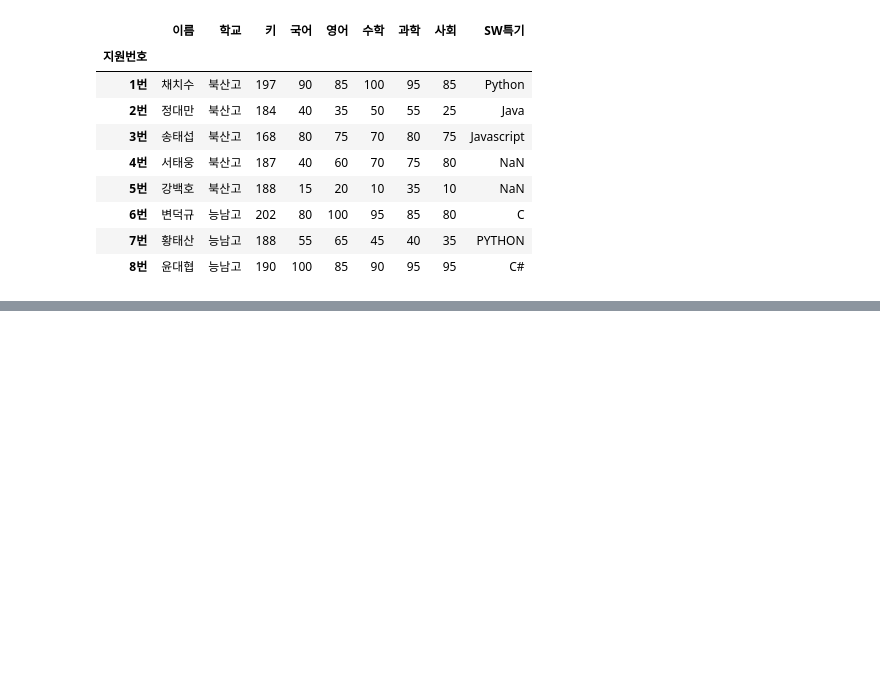
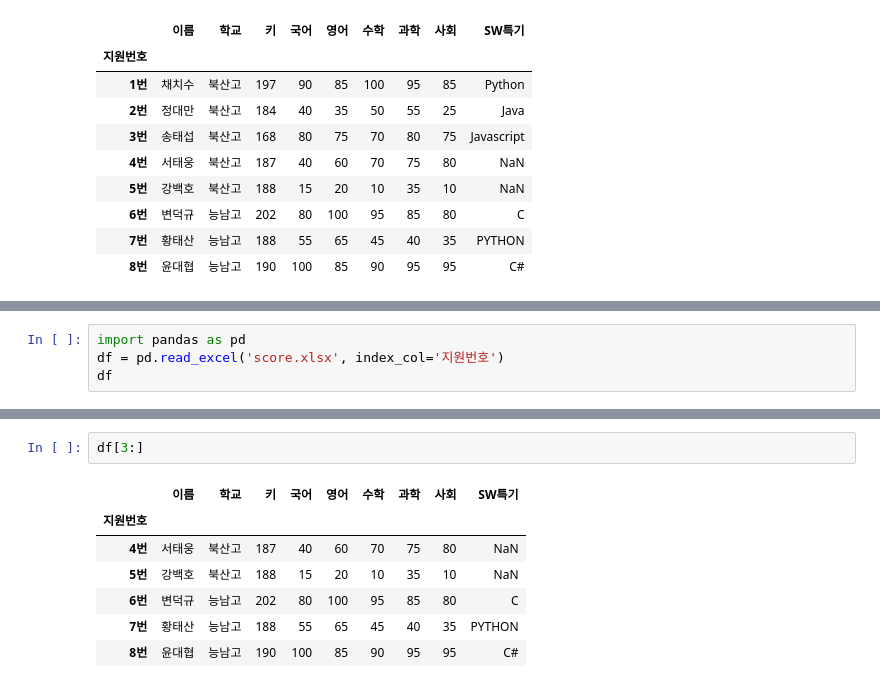
Before and after one commit to dmsxo0691/Java-Python, a Jupyter notebook: 20221101/pandas.ipynb, the cells around one changed output, grey strips where cells are left out. Saved outputs shown, nothing was run; the diff lists cells and outputs as text; blank space fills up the shorter version.

Commit message:
feat : Pandas5

```diff
--- a/20221101/pandas.ipynb
+++ b/20221101/pandas.ipynb
@@ -402,0 +506,4 @@ df
+# %%
+import pandas as pd
+df = pd.read_excel('score.xlsx', index_col='지원번호')
+df
@@ -402,0 +586,10 @@ df
+# %%
+df[3:]
+# %% [output]
+|  | 이름 | 학교 | 키 | 국어 | 영어 | 수학 | 과학 | 사회 | SW특기 |
+| 지원번호 |  |  |  |  |  |  |  |  |  |
+| 4번 | 서태웅 | 북산고 | 187 | 40 | 60 | 70 | 75 | 80 | NaN |
+| 5번 | 강백호 | 북산고 | 188 | 15 | 20 | 10 | 35 | 10 | NaN |
+| 6번 | 변덕규 | 능남고 | 202 | 80 | 100 | 95 | 85 | 80 | C |
+| 7번 | 황태산 | 능남고 | 188 | 55 | 65 | 45 | 40 | 35 | PYTHON |
+| 8번 | 윤대협 | 능남고 | 190 | 100 | 85 | 90 | 95 | 95 | C# |
```
Also changed, not shown: parts of 51 cells of this notebook, 1 other file.
